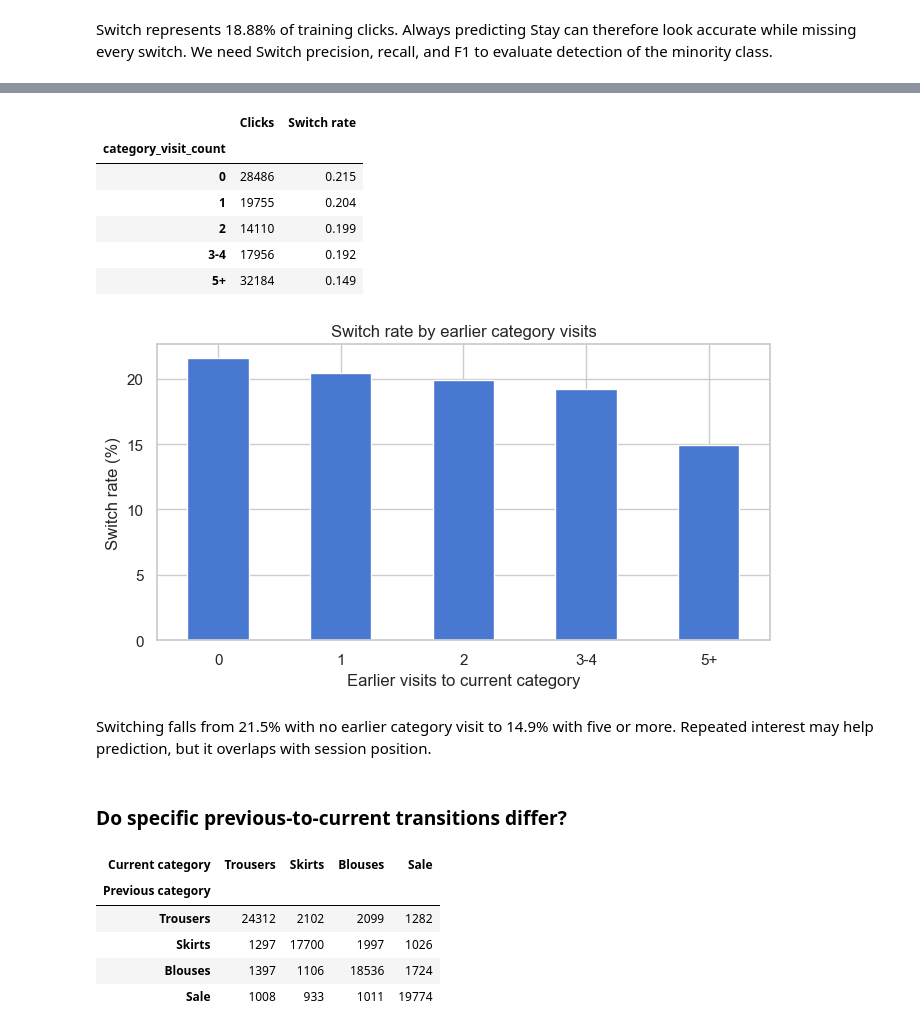
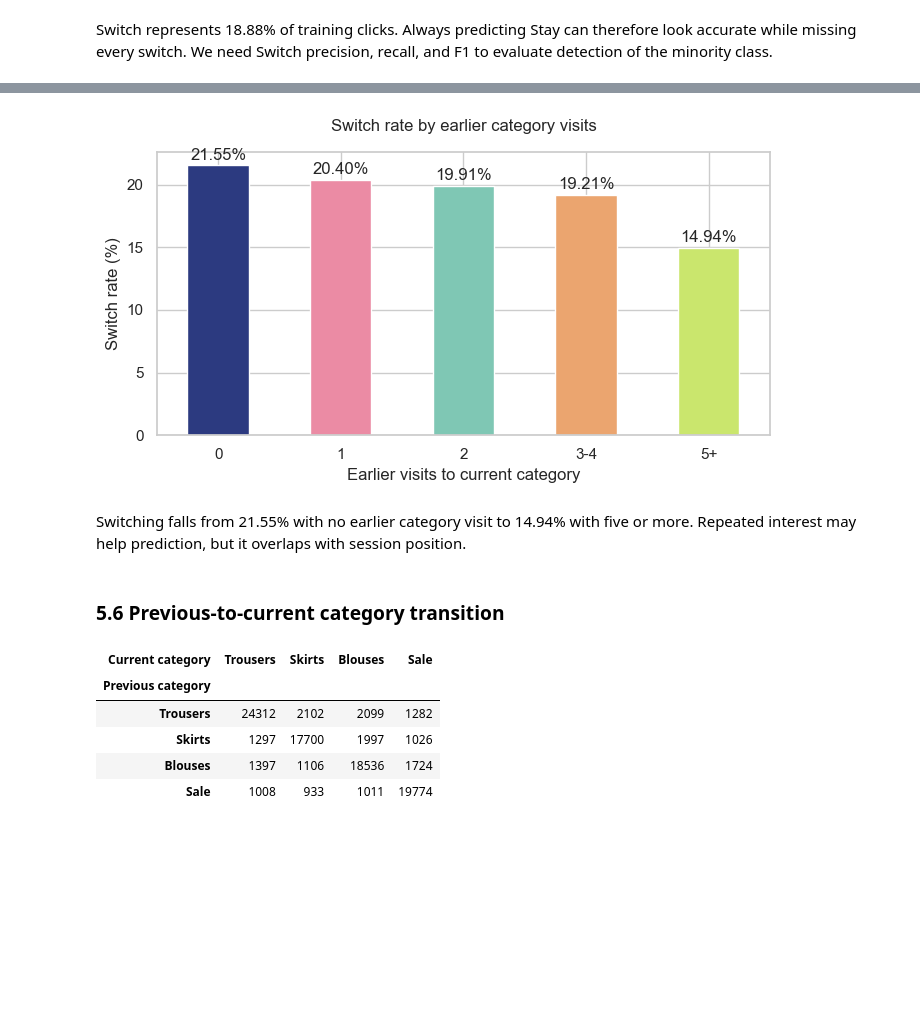
Before and after one commit to nghonganh016/eshop-clothing-next-category, a Jupyter notebook: Group01_EShopClothing_SwitchPrediction.ipynb, the cells around one changed output, grey strips where cells are left out. Cells and saved outputs as stored; diff of their text form; code cells hidden in the pictures; blank space fills up the shorter version.

```diff
--- a/Group01_EShopClothing_SwitchPrediction.ipynb
+++ b/Group01_EShopClothing_SwitchPrediction.ipynb
@@ -375,31 +342,24 @@ whether it adds value beyond current information.
 # %%
 visit_groups = pd.cut(
     train_df["category_visit_count"], bins=[-1, 0, 1, 2, 4, np.inf],
     labels=["0", "1", "2", "3-4", "5+"]
 )
 visit_rates = train_df.groupby(visit_groups, observed=True)["switch_category"].agg(
     ["size", "mean"]
 )
-display(visit_rates.rename(columns={"size": "Clicks", "mean": "Switch rate"}).round(3))
-ax = (100 * visit_rates["mean"]).plot.bar(rot=0, figsize=(7, 4))
-ax.set(title="Switch rate by earlier category visits", xlabel="Earlier visits to current category",
-       ylabel="Switch rate (%)")
+ax = (100 * visit_rates["mean"]).plot.bar(rot=0, color = ["#2C3A80", "#EB8BA4", "#7FC7B4", "#EBA56F", "#CAE66D"], figsize=(7, 4))
+ax.bar_label(ax.containers[0], fmt="%.2f%%", padding=2)
+ax.set_title("Switch rate by earlier category visits", pad=15)
+ax.set(xlabel="Earlier visits to current category", ylabel="Switch rate (%)")
 plt.tight_layout()
 plt.show()
 # %% [output]
-|  | Clicks | Switch rate |
-| category_visit_count |  |  |
-| 0 | 28486 | 0.215 |
-| 1 | 19755 | 0.204 |
-| 2 | 14110 | 0.199 |
-| 3-4 | 17956 | 0.192 |
-| 5+ | 32184 | 0.149 |
-[figure, old version]
+[figure, new version]
 # %% [markdown]
-Switching falls from 21.5% with no earlier category visit to 14.9% with five or more.
+Switching falls from 21.55% with no earlier category visit to 14.94% with five or more.
 Repeated interest may help prediction, but it overlaps with session position.
-# %% [markdown]
-### Do specific previous-to-current transitions differ?
+# %% [markdown]
+### 5.6 Previous-to-current category transition
 # %%
 past_clicks = train_df[train_df["prev_category"] != 0]
 transition_rates = past_clicks.pivot_table(
```
Also changed, not shown: parts of 147 cells of this notebook, 1 other file.
